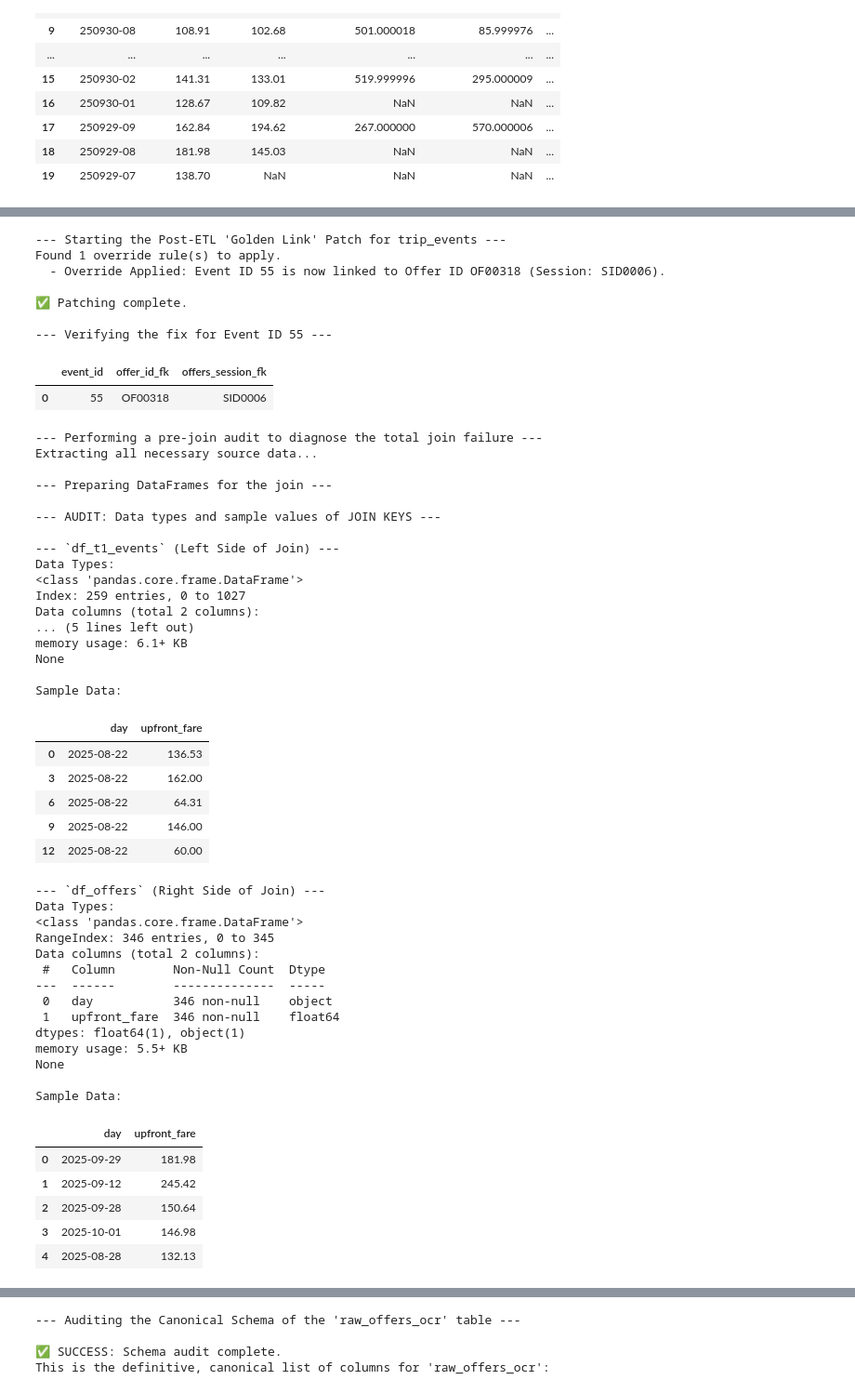
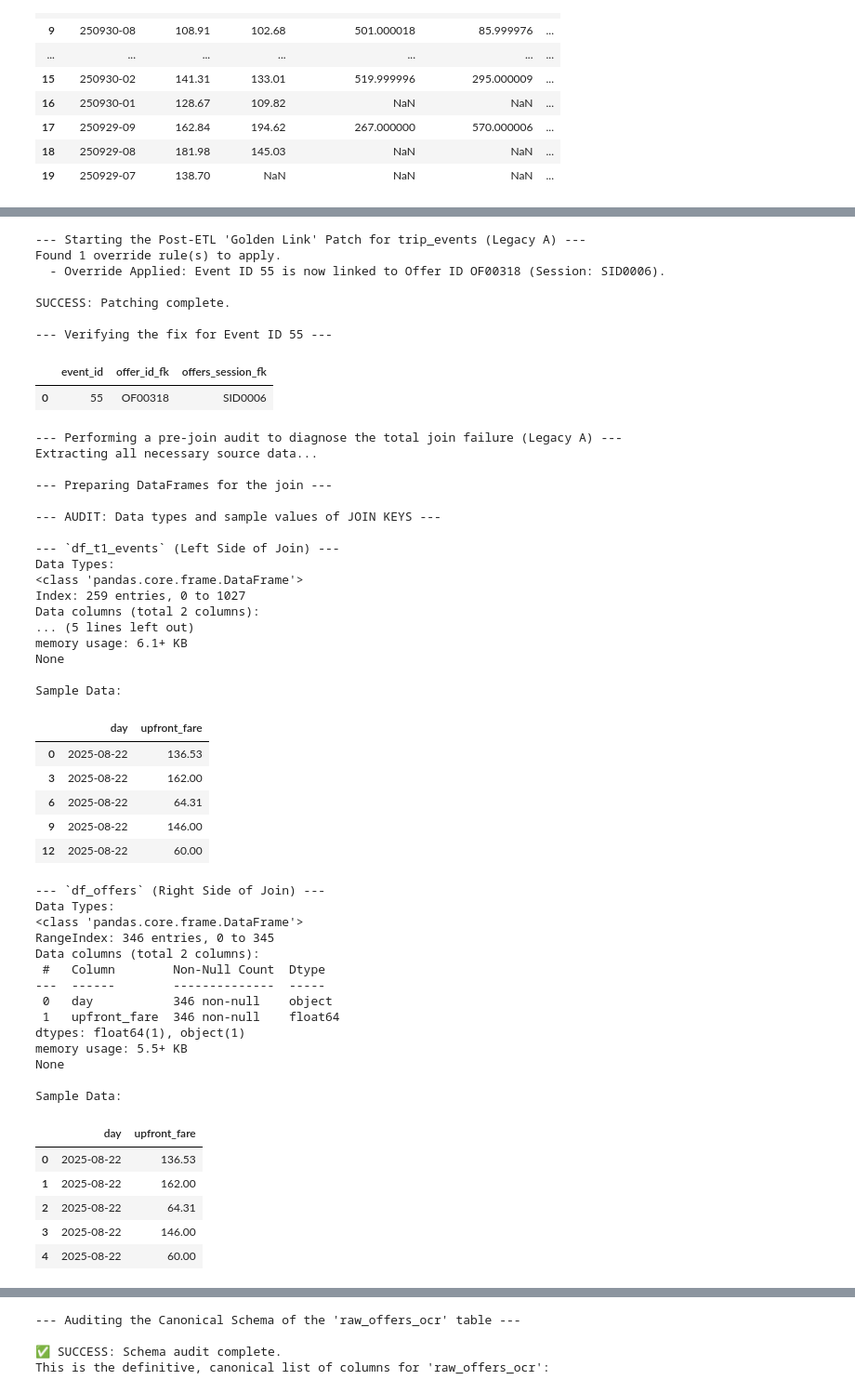
Before and after one commit to WiseExMachina/pienza, a Jupyter notebook: Phase_2_Data_Engineering/0111a_ETL_Big_Bang_pienzadb.ipynb, the cells around one changed output, grey strips where cells are left out. Shown at 93% size. Drawn from its saved outputs; the diff is of its cells as text; code cells hidden in the pictures.

Commit message:
WIP (Up until Cell 40) Parallelize big_bang pipeline for parity: legacyGDrive vs datalakeGCS

```diff
--- a/Phase_2_Data_Engineering/0111a_ETL_Big_Bang_pienzadb.ipynb
+++ b/Phase_2_Data_Engineering/0111a_ETL_Big_Bang_pienzadb.ipynb
@@ -2508,23 +2506,24 @@ TD-002 Resolved. The 'trip_events' table has been successfully patched.
 # %%
 # ==============================================================================
-# === CELL 12 (NEW): The Post-ETL "Golden Link" Patch ===
+# === CELL A38: The Post-ETL "Golden Link" Patch (Legacy A)
+# Target: Notebook 0111a (Legacy)
 # ==============================================================================
-print("--- Starting the Post-ETL 'Golden Link' Patch for trip_events ---")
+print("--- Starting the Post-ETL 'Golden Link' Patch for trip_events (Legacy A) ---")
 
 import pandas as pd
 import sqlite3
 import os
 
 # --- Self-Contained Configuration ---
-if 'db_file_path' not in locals():
-    project_root = '/content/drive/My Drive/_Pienza'
-    db_file_path = os.path.join(project_root, 'Assets/Database/opus.db')
+if 'db_file_path' not in locals() and 'db_file_path' not in globals():
+    project_root = '/workspaces/pienza'
+    db_file_path = os.path.join(project_root, 'data/big_bang/pienza.db')
 
 # --- The Override Rulebook ---
 # Format: { event_id_to_fix: 'correct_offer_id' }
 override_rules = {
     55: 'OF00318'
-    # Add any other future corrections here.
+    # Add any future manual corrections here.
 }
 
 print(f"Found {len(override_rules)} override rule(s) to apply.")
@@ -2533,15 +2532,15 @@ try:
     with sqlite3.connect(db_file_path) as conn:
         cursor = conn.cursor()
 
-        # We need to get the session_fk for the corrected offer
-        df_offers = pd.read_sql_query("SELECT offer_id, session_fk FROM offers", conn)
+        # Fetch the session_fk for the corrected offers
+        df_offers = pd.read_sql_query("SELECT offer_id, session_fk FROM offers;", conn)
 
         for event_id, correct_offer_id in override_rules.items():
             # Find the correct session_fk from our offers data
             try:
                 correct_session_fk = df_offers.loc[df_offers['offer_id'] == correct_offer_id, 'session_fk'].iloc[0]
             except IndexError:
-                print(f"⚠️ WARNING: Could not find correct_offer_id '{correct_offer_id}' in the offers table. Skipping override for event {event_id}.")
+                print(f"WARNING: Could not find correct_offer_id '{correct_offer_id}' in the offers table. Skipping override for event {event_id}.")
                 continue
 
             # The surgical UPDATE statement
@@ -2557,7 +2556,10 @@ try:
             cursor.execute(update_sql, (correct_offer_id, correct_session_fk, event_id))
             print(f"  - Override Applied: Event ID {event_id} is now linked to Offer ID {correct_offer_id} (Session: {correct_session_fk}).")
 
-    print("\n✅ Patching complete.")
+        # Context manager auto-commits, but explicit commit ensures disk write before verification
+        conn.commit()
+
+    print("\nSUCCESS: Patching complete.")
 
     # --- Final Verification Step ---
     print("\n--- Verifying the fix for Event ID 55 ---")
@@ -2567,41 +2569,47 @@ try:
         display(df_verify)
 
 except Exception as e:
-    print(f"❌ ERROR during patching process: {e}")
+    print(f"ERROR during patching process in Legacy: {e}")
 # %% [output]
---- Starting the Post-ETL 'Golden Link' Patch for trip_events ---
+--- Starting the Post-ETL 'Golden Link' Patch for trip_events (Legacy A) ---
 Found 1 override rule(s) to apply.
   - Override Applied: Event ID 55 is now linked to Offer ID OF00318 (Session: SID0006).
 
-✅ Patching complete.
+SUCCESS: Patching complete.
 
 --- Verifying the fix for Event ID 55 ---
 |  | event_id | offer_id_fk | offers_session_fk |
 | 0 | 55 | OF00318 | SID0006 |
 # %%
 # ==============================================================================
-# === DIAGNOSTIC CELL: The Pre-Join Audit for CELL 11 ===
+# === CELL A39: DIAGNOSTIC CELL - The Pre-Join Audit (Legacy A)
+# Target: Notebook 0111a (Legacy)
 # ==============================================================================
-print("--- Performing a pre-join audit to diagnose the total join failure ---")
+print("--- Performing a pre-join audit to diagnose the total join failure (Legacy A) ---")
 
 import pandas as pd
 import sqlite3
 import os
 
+# --- Self-Contained Configuration ---
+if 'db_file_path' not in locals() and 'db_file_path' not in globals():
+    project_root = '/workspaces/pienza'
+    db_file_path = os.path.join(project_root, 'data/big_bang/pienza.db')
+
 # --- [1] Replicate the Full Extraction Logic ---
 print("Extracting all necessary source data...")
 try:
     with sqlite3.connect(db_file_path) as conn:
-        df_staged_events_raw = pd.read_sql_query("SELECT * FROM trip_events;", conn) # Assuming CELL 9&10 created this
-        df_staged_events_raw['event_timestamp'] = pd.to_datetime(df_staged_events_raw['event_timestamp'])
+        df_staged_events_raw = pd.read_sql_query("SELECT * FROM trip_events;", conn)
+        df_staged_events_raw['event_timestamp'] = pd.to_datetime(df_staged_events_raw['event_timestamp'], errors='coerce')
 
         offers_query = "SELECT offer_id, session_fk, offer_timestamp, upfront_fare FROM offers WHERE offer_action_fk = 1;"
         df_offers_raw = pd.read_sql_query(offers_query, conn)
         df_offers_raw['offer_timestamp'] = pd.to_datetime(df_offers_raw['offer_timestamp'], errors='coerce')
 
 except Exception as e:
-    print(f"❌ ERROR: Failed to extract source data. Reason: {e}")
-    assert False, "Halting execution."
+    print(f"ERROR: Failed to extract source data. Reason: {e}")
+    raise SystemExit("Halting execution.")
 
 # --- [2] Replicate the Preparation and Key Creation Logic ---
 print("\n--- Preparing DataFrames for the join ---")
@@ -2609,6 +2617,7 @@ df_staged_events = df_staged_events_raw.copy()
 df_offers = df_offers_raw.copy()
 
 df_staged_events['upfront_fare'] = pd.to_numeric(df_staged_events['upfront_fare'].astype(str).str.replace(r'[MX$,]', '', regex=True), errors='coerce')
+# Note: Ensuring the filter condition matches the exact type
 df_t1_events = df_staged_events[df_staged_events['event_types_id_fk'] == 2].copy()
 
 df_t1_events['day'] = df_t1_events['event_timestamp'].dt.strftime('%Y-%m-%d')
@@ -2629,7 +2638,7 @@ print(df_offers[['day', 'upfront_fare']].info())
 print("\nSample Data:")
 display(df_offers[['day', 'upfront_fare']].head())
 # %% [output]
---- Performing a pre-join audit to diagnose the total join failure ---
+--- Performing a pre-join audit to diagnose the total join failure (Legacy A) ---
 Extracting all necessary source data...
 
 --- Preparing DataFrames for the join ---
@@ -2640,37 +2649,37 @@ Extracting all necessary source data...
 Data Types:
 <class 'pandas.core.frame.DataFrame'>
 Index: 259 entries, 0 to 1027
 Data columns (total 2 columns):
 ... (5 lines left out)
 memory usage: 6.1+ KB
 None
 
 Sample Data:
 |  | day | upfront_fare |
 | 0 | 2025-08-22 | 136.53 |
 | 3 | 2025-08-22 | 162.00 |
 | 6 | 2025-08-22 | 64.31 |
 | 9 | 2025-08-22 | 146.00 |
 | 12 | 2025-08-22 | 60.00 |
 --- `df_offers` (Right Side of Join) ---
 Data Types:
 <class 'pandas.core.frame.DataFrame'>
 RangeIndex: 346 entries, 0 to 345
 Data columns (total 2 columns):
  #   Column        Non-Null Count  Dtype
 ---  ------        --------------  -----
  0   day           346 non-null    object
  1   upfront_fare  346 non-null    float64
 dtypes: float64(1), object(1)
 memory usage: 5.5+ KB
 None
 
 Sample Data:
 |  | day | upfront_fare |
-| 0 | 2025-09-29 | 181.98 |
-| 1 | 2025-09-12 | 245.42 |
-| 2 | 2025-09-28 | 150.64 |
-| 3 | 2025-10-01 | 146.98 |
-| 4 | 2025-08-28 | 132.13 |
+| 0 | 2025-08-22 | 136.53 |
+| 1 | 2025-08-22 | 162.00 |
+| 2 | 2025-08-22 | 64.31 |
+| 3 | 2025-08-22 | 146.00 |
+| 4 | 2025-08-22 | 60.00 |
 # %%
 # ==============================================================================
```
Also changed, not shown: parts of 7 cells of this notebook, 1 other file.
